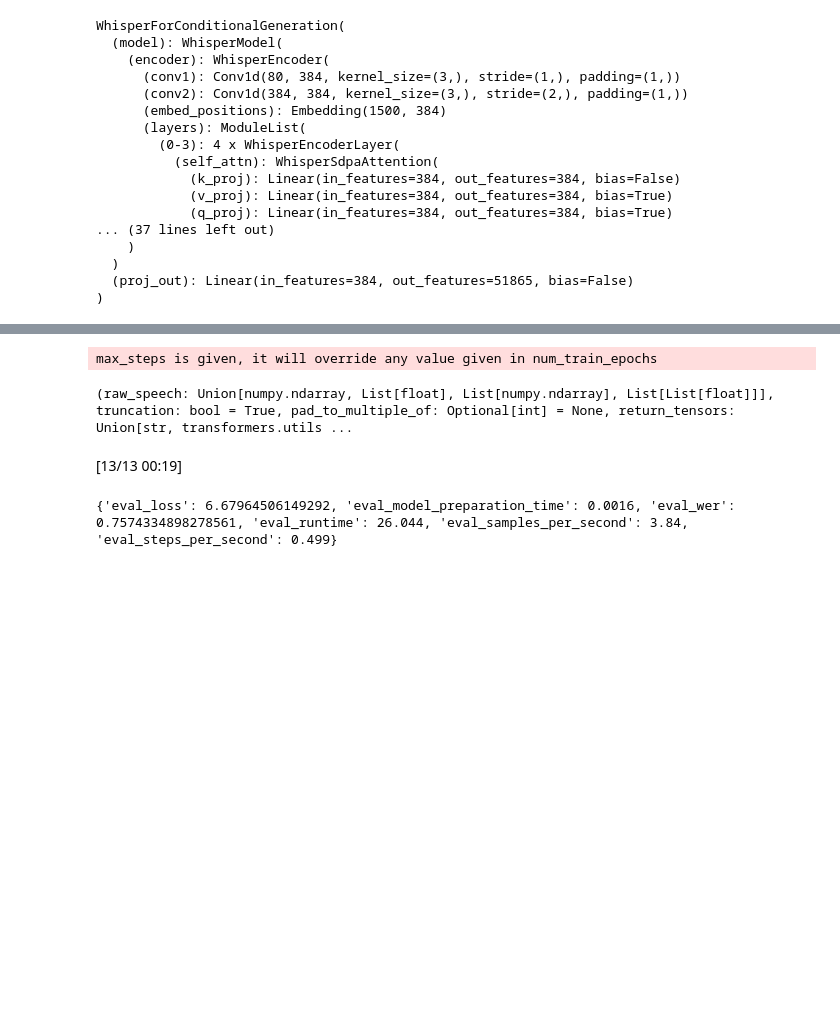
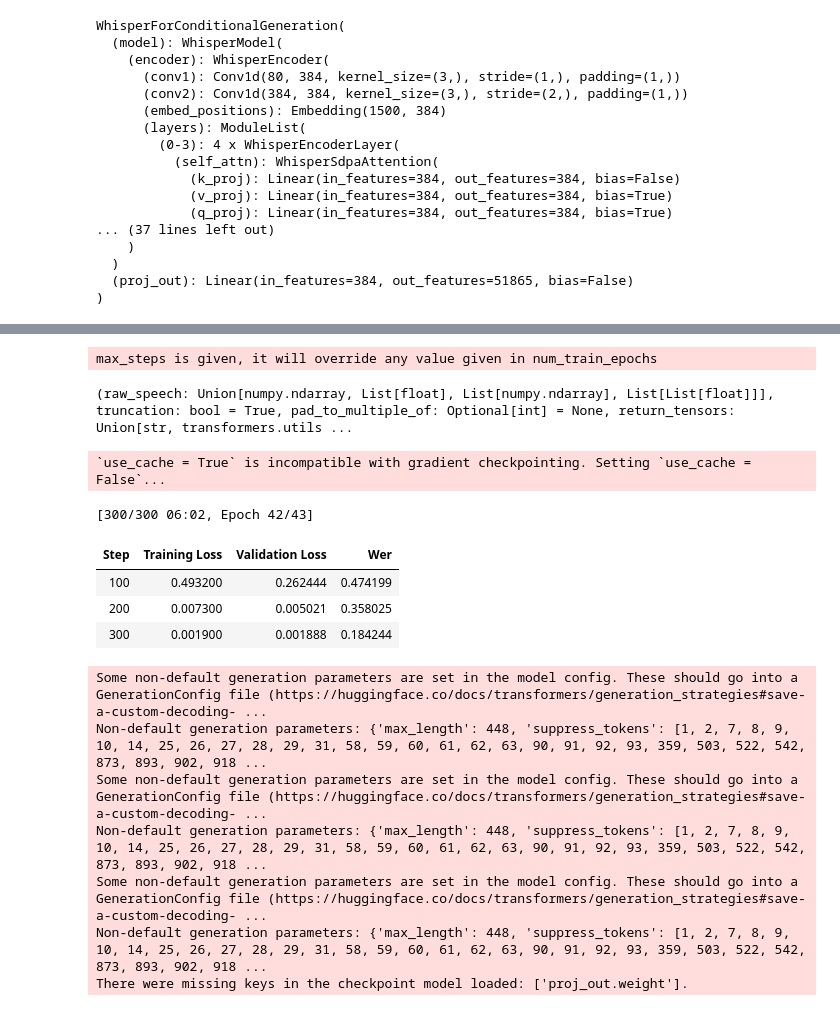
Before and after one commit to niklas-baier/Master_thesis, a Jupyter notebook: Whisper.ipynb, the cells around one changed output, grey strips where cells are left out. Drawn from its saved outputs; the diff is of its cells as text; code cells hidden in the pictures; blank space fills up the shorter version.

```diff
--- a/Whisper.ipynb
+++ b/Whisper.ipynb
@@ -487,3 +493,33 @@ def chime_normalisation(input:str) -> str:
             )  # noqa: E731
         )  # noqa: E731
     return chime7_norm_scoring(input)
+# %%
+# peft
+from peft import LoraConfig, get_peft_model, prepare_model_for_kbit_training, TaskType
+# Define LoRA Config
+# Print out all the module names in the model
+for name, module in model.named_modules():
+    print(name)
+'''linear_modules = [name for name, module in model.named_modules() if isinstance(module, torch.nn.Linear)]
+target_modules = [name for name in linear_modules if name.startswith('model.encoder.layers')]
+text_lora_config = LoraConfig(
+    r=args.rank,
+    lora_alpha=args.rank,
+    init_lora_weights="gaussian",
+    target_modules=["q_proj", "k_proj", "v_proj", "out_proj"],
+)
+
+lora_config = LoraConfig(
+ r=16,
+ lora_alpha=32,
+ target_modules=target_modules,
+ lora_dropout=0.05,
+ bias="none",
+ task_type=TaskType.SEQ_2_SEQ_LM
+)
+# prepare int-8 model for training
+model = prepare_model_for_kbit_training(model)
+print ([module for module in model.modules()])
+# add LoRA adaptor
+model = get_peft_model(model, lora_config)
+model.print_trainable_parameters()'''
@@ -582,7 +637,7 @@ training_args = Seq2SeqTrainingArguments(
     gradient_accumulation_steps=1,  # increase by 2x for every 2x decrease in batch size
     learning_rate=1e-5,
     warmup_steps=0,
-    max_steps=101,#4000
+    max_steps=300,#4000
     gradient_checkpointing=True,
     fp16=True,
     eval_strategy="steps",
@@ -592,34 +647,45 @@ training_args = Seq2SeqTrainingArguments(
     save_steps=100,
     eval_steps=100,
     logging_steps=25,
     report_to=["tensorboard"],
     load_best_model_at_end=True,
     metric_for_best_model="wer",
     greater_is_better=False,
 
 )
 #english_feature_extractor = processor.feature_extractor(language='en')
 print(inspect.signature(processor.feature_extractor))
 trainer = Seq2SeqTrainer(
     args=training_args,
     model=model,
     train_dataset=train_dataset,
     eval_dataset=eval_dataset,
     data_collator=data_collator,
     compute_metrics=compute_chime_metrics,
     tokenizer=processor.feature_extractor,
 )
 processor.save_pretrained(training_args.output_dir)
 
-eval_results = trainer.evaluate()
+eval_results = trainer.train()
 
 # Print evaluation results
-print(eval_results)
+
 
 
 # Save evaluation results to a JSON file
 # %% [output]
 max_steps is given, it will override any value given in num_train_epochs
 (raw_speech: Union[numpy.ndarray, List[float], List[numpy.ndarray], List[List[float]]], truncation: bool = True, pad_to_multiple_of: Optional[int] = None, return_tensors: Union[str, transformers.utils ...
-[13/13 00:19]
-{'eval_loss': 6.67964506149292, 'eval_model_preparation_time': 0.0016, 'eval_wer': 0.7574334898278561, 'eval_runtime': 26.044, 'eval_samples_per_second': 3.84, 'eval_steps_per_second': 0.499}
+`use_cache = True` is incompatible with gradient checkpointing. Setting `use_cache = False`...
+[300/300 06:02, Epoch 42/43]
+| Step | Training Loss | Validation Loss | Wer |
+| 100 | 0.493200 | 0.262444 | 0.474199 |
+| 200 | 0.007300 | 0.005021 | 0.358025 |
+| 300 | 0.001900 | 0.001888 | 0.184244 |
+Some non-default generation parameters are set in the model config. These should go into a GenerationConfig file (https://huggingface.co/docs/transformers/generation_strategies#save-a-custom-decoding- ...
+Non-default generation parameters: {'max_length': 448, 'suppress_tokens': [1, 2, 7, 8, 9, 10, 14, 25, 26, 27, 28, 29, 31, 58, 59, 60, 61, 62, 63, 90, 91, 92, 93, 359, 503, 522, 542, 873, 893, 902, 918 ...
+Some non-default generation parameters are set in the model config. These should go into a GenerationConfig file (https://huggingface.co/docs/transformers/generation_strategies#save-a-custom-decoding- ...
+Non-default generation parameters: {'max_length': 448, 'suppress_tokens': [1, 2, 7, 8, 9, 10, 14, 25, 26, 27, 28, 29, 31, 58, 59, 60, 61, 62, 63, 90, 91, 92, 93, 359, 503, 522, 542, 873, 893, 902, 918 ...
+Some non-default generation parameters are set in the model config. These should go into a GenerationConfig file (https://huggingface.co/docs/transformers/generation_strategies#save-a-custom-decoding- ...
+Non-default generation parameters: {'max_length': 448, 'suppress_tokens': [1, 2, 7, 8, 9, 10, 14, 25, 26, 27, 28, 29, 31, 58, 59, 60, 61, 62, 63, 90, 91, 92, 93, 359, 503, 522, 542, 873, 893, 902, 918 ...
+There were missing keys in the checkpoint model loaded: ['proj_out.weight'].
```
Also changed, not shown: parts of 16 cells of this notebook.
